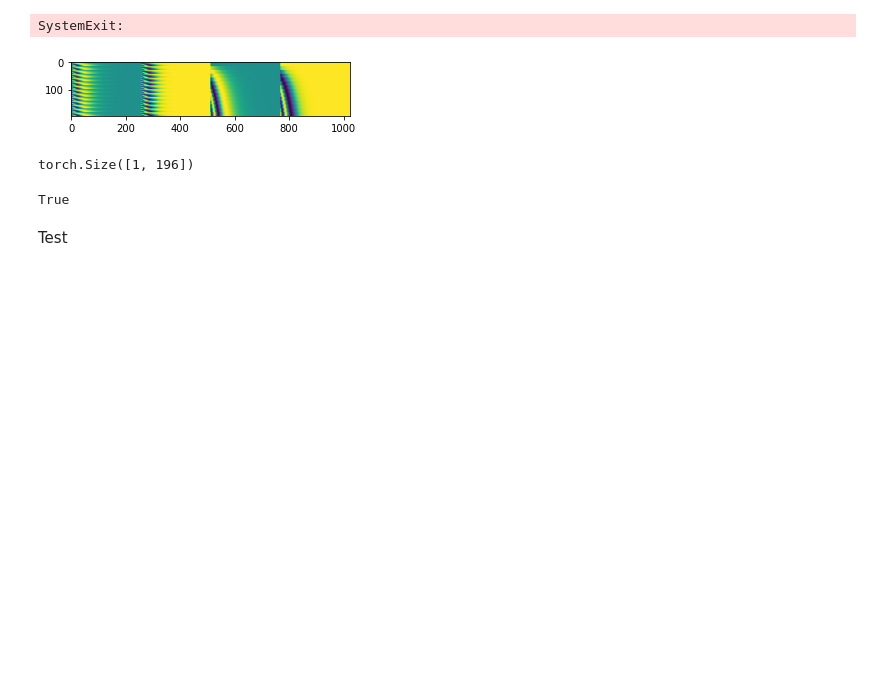
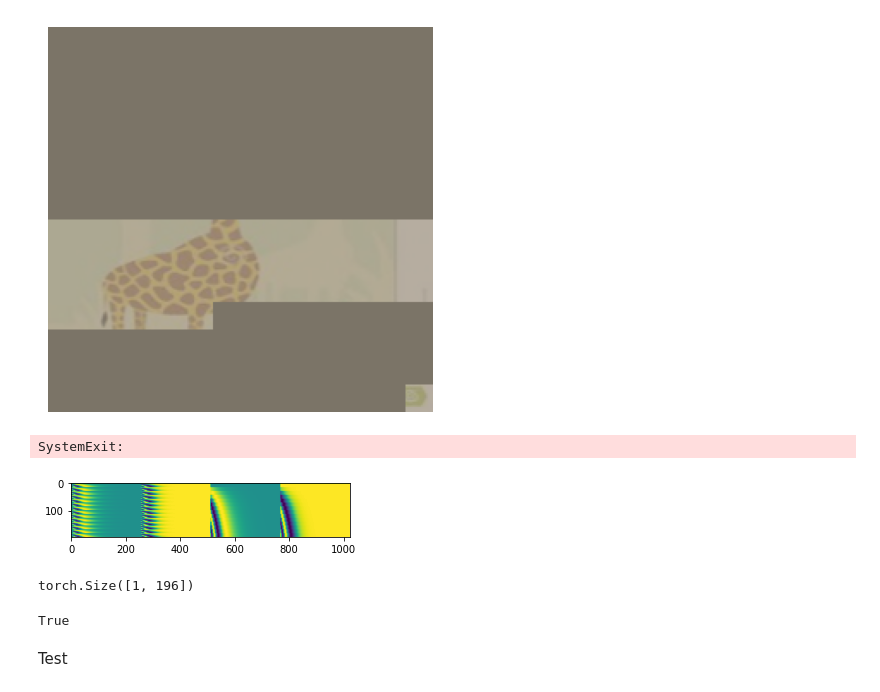
Before and after one commit to lez-s/mae-mycode, a Jupyter notebook: test_mae.ipynb, the cells around one changed output. Saved outputs shown, nothing was run; the diff lists cells and outputs as text; code cells hidden in the pictures; blank space fills up the shorter version.

```diff
--- a/test_mae.ipynb
+++ b/test_mae.ipynb
@@ -111,3 +187,11 @@ run_one_image(img, model_mae)
+# %%
+mask = model_mae.unpatchify(mask)
+im_masked = model_mae.unpatchify(x) * (1 - mask)
+im_masked = torch.einsum('nchw->nhwc', im_masked)
+plt.figure(figsize=(5,5))
+show_image(im_masked[0])
+# %% [output]
+[figure, added]
 # %%
 plt.figure(figsize=(5,5))
 x = torch.tensor(img)
```
Also changed, not shown: parts of 25 cells of this notebook, 2 other files.
